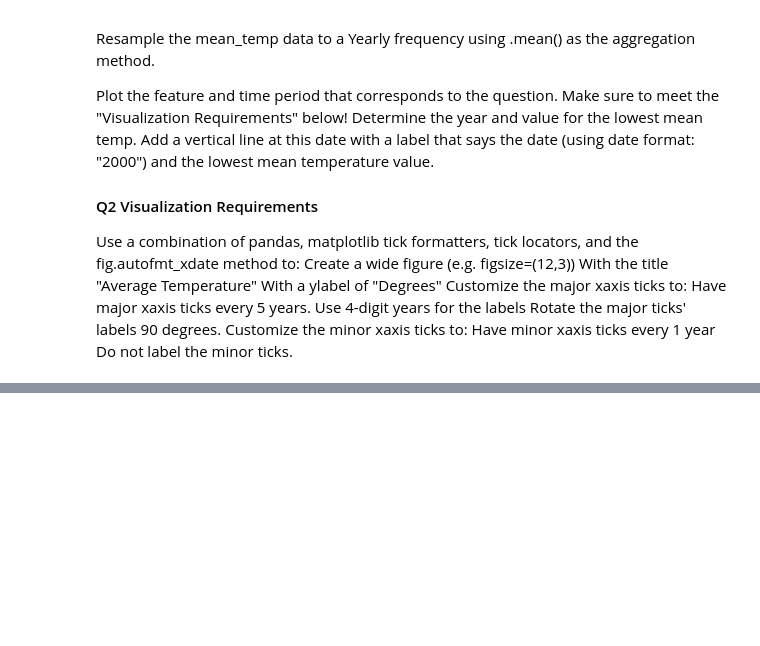
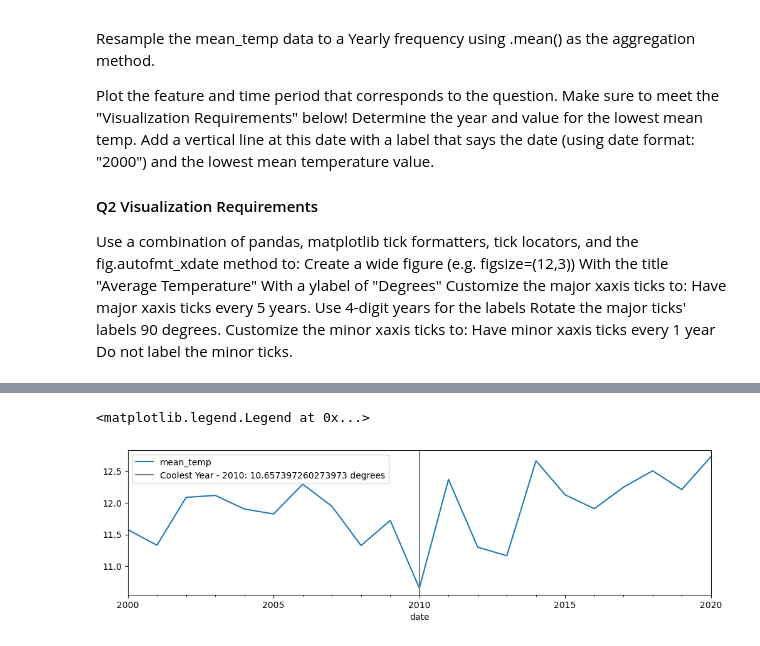
Before and after one commit to EhLeeOod/time-series, a Jupyter notebook: core-resampling-datetime-data.ipynb, the cells around one changed output, grey strips where cells are left out. Saved outputs shown, nothing was run; the diff lists cells and outputs as text; code cells hidden in the pictures; blank space fills up the shorter version.

Commit message:
answer q2

```diff
--- a/core-resampling-datetime-data.ipynb
+++ b/core-resampling-datetime-data.ipynb
@@ -234,0 +246,39 @@ Do not label the minor ticks.
+# %%
+# create new df to answer question
+df_yearly = df.loc['2000':'2020']
+df_yearly
+
+# resample mean_temp column to yearly frequency using .mean() as agg method in new dataframe and "Y" as frequency for year
+df_yearly = df_yearly['mean_temp'].resample("A").mean()
+
+# preview changes
+df_yearly
+
+# # # create variable for index with lowest value using idxmin
+temp_min = df_yearly.idxmin()
+
+# # view result
+temp_min
+
+# create variable for min_temp
+min_temp = df_yearly.loc[temp_min]
+min_temp
+
+# plot
+ax = df_yearly.plot(figsize=(12,3));
+
+fmt = "%Y"
+ax.axvline(
+    "2010",
+    color="slategray",
+    lw=1.5,
+    label="Coolest Year - "
+    + temp_min.strftime(fmt)
+    + ": "
+    + str(min_temp)
+    + " degrees ",
+)
+ax.legend()
+# %% [output]
+<matplotlib.legend.Legend at 0x...>
+[figure, added]
```
Also changed, not shown: parts of 1 cell of this notebook.
